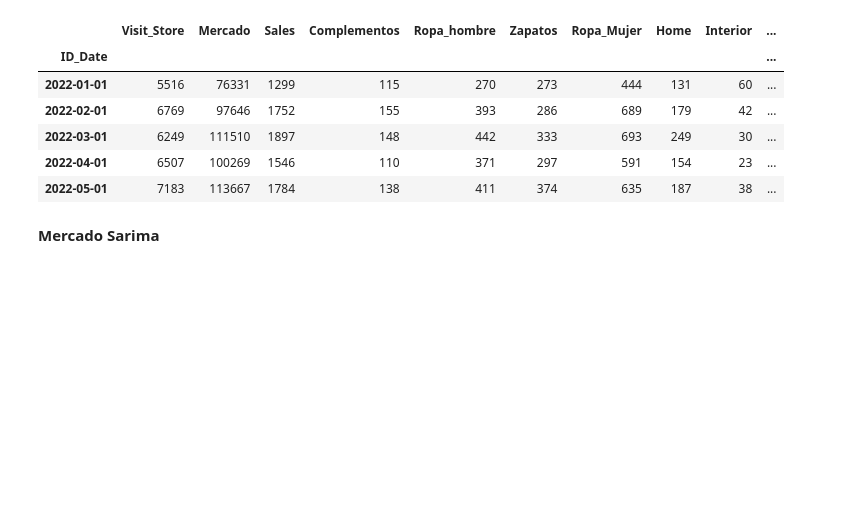
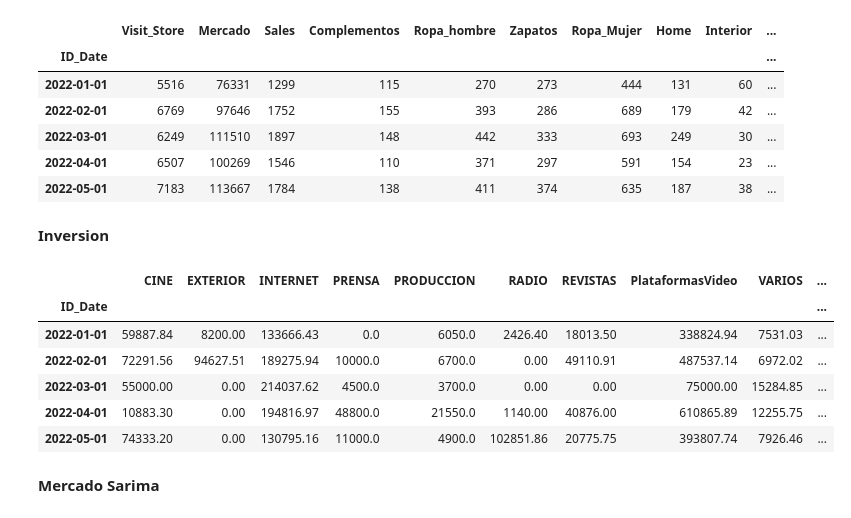
Before and after one commit to martinagg7/ia_MMM, a Jupyter notebook: notebooks/03_MMM_simulaciones.ipynb, the cells around one changed output. Cells and saved outputs as stored; diff of their text form; code cells hidden in the pictures; blank space fills up the shorter version.

```diff
--- a/notebooks/03_MMM_simulaciones.ipynb
+++ b/notebooks/03_MMM_simulaciones.ipynb
@@ -50,6 +50,22 @@ df_off.head()
 | 2022-03-01 | 6249 | 111510 | 1897 | 148 | 442 | 333 | 693 | 249 | 30 | ... |
 | 2022-04-01 | 6507 | 100269 | 1546 | 110 | 371 | 297 | 591 | 154 | 23 | ... |
 | 2022-05-01 | 7183 | 113667 | 1784 | 138 | 411 | 374 | 635 | 187 | 38 | ... |
+# %% [markdown]
+**Inversion**
+# %%
+path='../data/raw/inv.csv'
+df_inv=pd.read_csv(path)
+df_inv['ID_Date'] = pd.to_datetime(df_inv['ID_Date'], format='%Y%m')
+df_inv.set_index('ID_Date', inplace=True)
+df_inv.head()
+# %% [output]
+|  | CINE | EXTERIOR | INTERNET | PRENSA | PRODUCCION | RADIO | REVISTAS | PlataformasVideo | VARIOS | ... |
+| ID_Date |  |  |  |  |  |  |  |  |  | ... |
+| 2022-01-01 | 59887.84 | 8200.00 | 133666.43 | 0.0 | 6050.0 | 2426.40 | 18013.50 | 338824.94 | 7531.03 | ... |
+| 2022-02-01 | 72291.56 | 94627.51 | 189275.94 | 10000.0 | 6700.0 | 0.00 | 49110.91 | 487537.14 | 6972.02 | ... |
+| 2022-03-01 | 55000.00 | 0.00 | 214037.62 | 4500.0 | 3700.0 | 0.00 | 0.00 | 75000.00 | 15284.85 | ... |
+| 2022-04-01 | 10883.30 | 0.00 | 194816.97 | 48800.0 | 21550.0 | 1140.00 | 40876.00 | 610865.89 | 12255.75 | ... |
+| 2022-05-01 | 74333.20 | 0.00 | 130795.16 | 11000.0 | 4900.0 | 102851.86 | 20775.75 | 393807.74 | 7926.46 | ... |
 # %% [markdown]
 **Mercado Sarima**
 # %%
```
Also changed, not shown: parts of 29 cells of this notebook, 2 other files.
